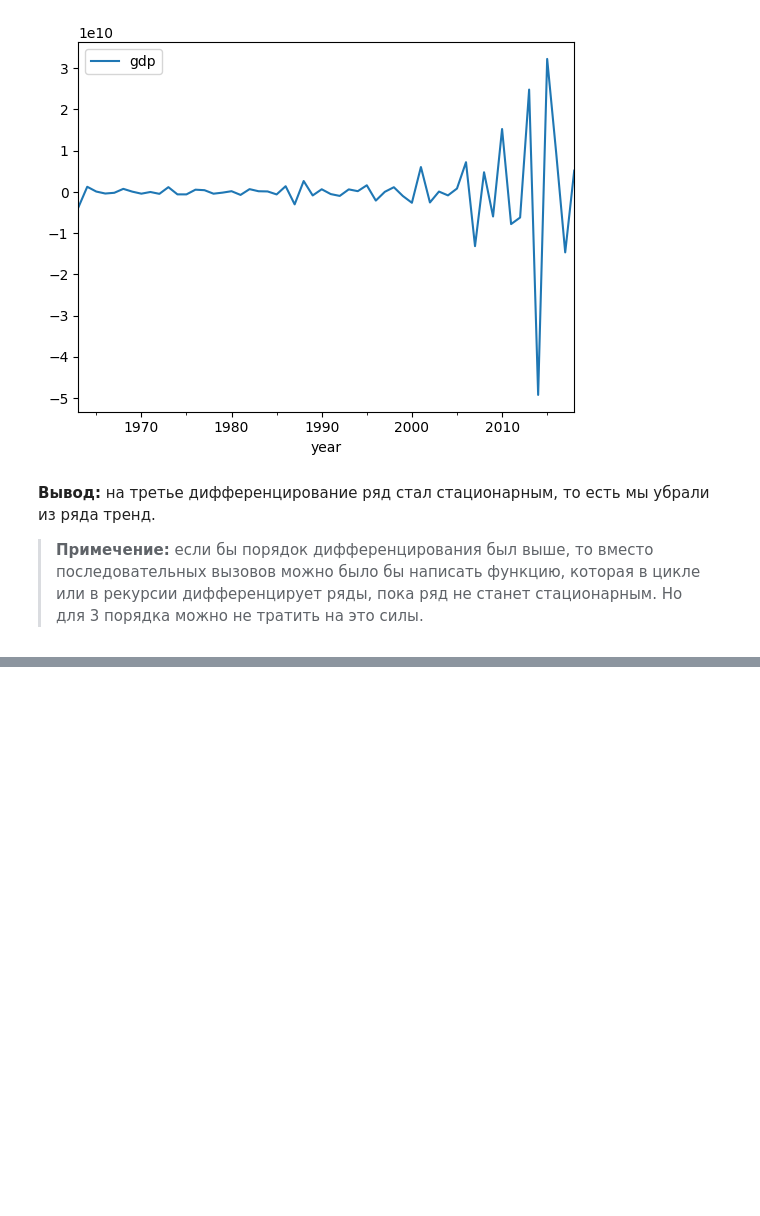
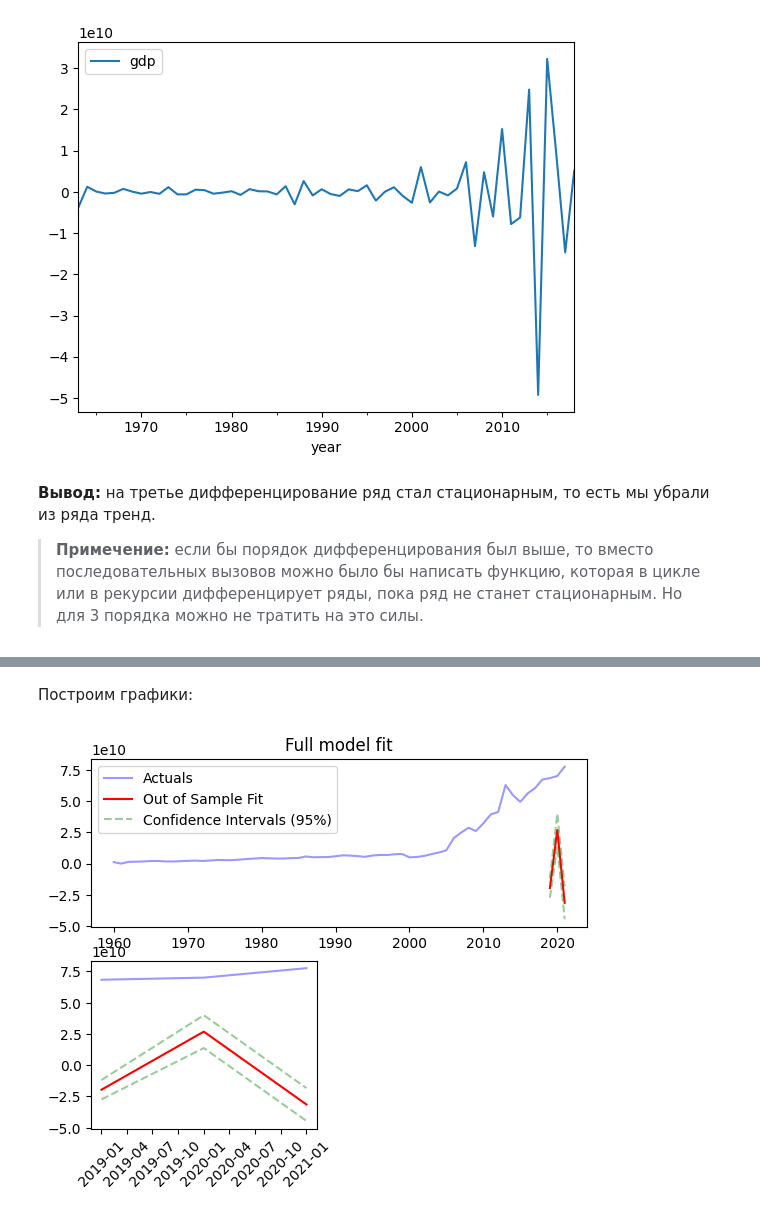
Before and after one commit to botovalex/SFDC, a Jupyter notebook: ML_in_business/ML-13_project_ABotov.ipynb, the cells around one changed output, grey strips where cells are left out. Drawn from its saved outputs; the diff is of its cells as text; code cells hidden in the pictures; blank space fills up the shorter version.

```diff
--- a/ML_in_business/ML-13_project_ABotov.ipynb
+++ b/ML_in_business/ML-13_project_ABotov.ipynb
@@ -169,0 +234,3 @@ d = 3
+# %%
+arima_model_test = ARIMA(train_df_diff_3, order=(p+2, d, q+2)).fit()
+arima_model_test.summary()
@@ -169,0 +522,20 @@ d = 3
+# %%
+pred_df = pd.DataFrame(index=df.index)
+pred_df['gdp'] = df['gdp']
+
+pred_df['model_preds'] = result_model.predict(
+    start=test_df.index[0], end=test_df.index[-1]
+)
+pred_df['model_strange_preds'] = result_model_strange.predict(
+    start=test_df.index[0], end=test_df.index[-1]
+)
+
+forecast_df = result_model.get_forecast(len(test_df.index)).conf_int(alpha=0.05)
+pred_df.at[test_df.index, 'model_pred_lower'] = forecast_df['lower gdp']
+pred_df.at[test_df.index, 'model_pred_upper'] = forecast_df['upper gdp']
+
+# forecast_strange_df = result_model_strange.get_forecast(len(test_df.index)).conf_int(alpha=0.05)
+# pred_df.at[test_df.index, 'model_strange_pred_lower'] = forecast_strange_df['lower gdp']
+# pred_df.at[test_df.index, 'model_strange_pred_upper'] = forecast_strange_df['upper gdp']
+
+pred_df.tail()
@@ -169,0 +550,24 @@ d = 3
+# %% [markdown]
+Построим графики:
+# %%
+# график со всем рядом
+plt.subplot(211)
+plt.plot(pred_df['gdp'], color='blue', label='Actuals', alpha=.4)
+plt.plot(pred_df.loc[test_df.index]['model_preds'], color='red', linestyle='-', label='Out of Sample Fit')
+# plt.plot(pred_df.loc[test_df.index]['model_strange_preds'], color='orange', linestyle='-', label='Strange')
+plt.plot(pred_df.loc[test_df.index]['model_pred_lower'], color='green', linestyle='--', label='Confidence Intervals (95%)', alpha=.4)
+plt.plot(pred_df.loc[test_df.index]['model_pred_upper'], color='green', linestyle='--', alpha=.4)
+plt.title('Full model fit')
+plt.legend()
+
+# график с приближением предсказанных значений
+plt.subplot(223)
+plt.plot(pred_df.loc[test_df.index]['gdp'], color='blue', label='Actuals', alpha=.4)
+plt.plot(pred_df.loc[test_df.index]['model_preds'], color='red', linestyle='-', label='Out of Sample Fit')
+plt.plot(pred_df.loc[test_df.index]['model_pred_lower'], color='green', linestyle='--', label='Confidence Intervals (95%)', alpha=.4)
+plt.plot(pred_df.loc[test_df.index]['model_pred_upper'], color='green', linestyle='--', alpha=.4)
+plt.xticks(rotation=45)
+
+plt.show()
+# %% [output]
+[figure, added]
```
Also changed, not shown: parts of 32 cells of this notebook.
